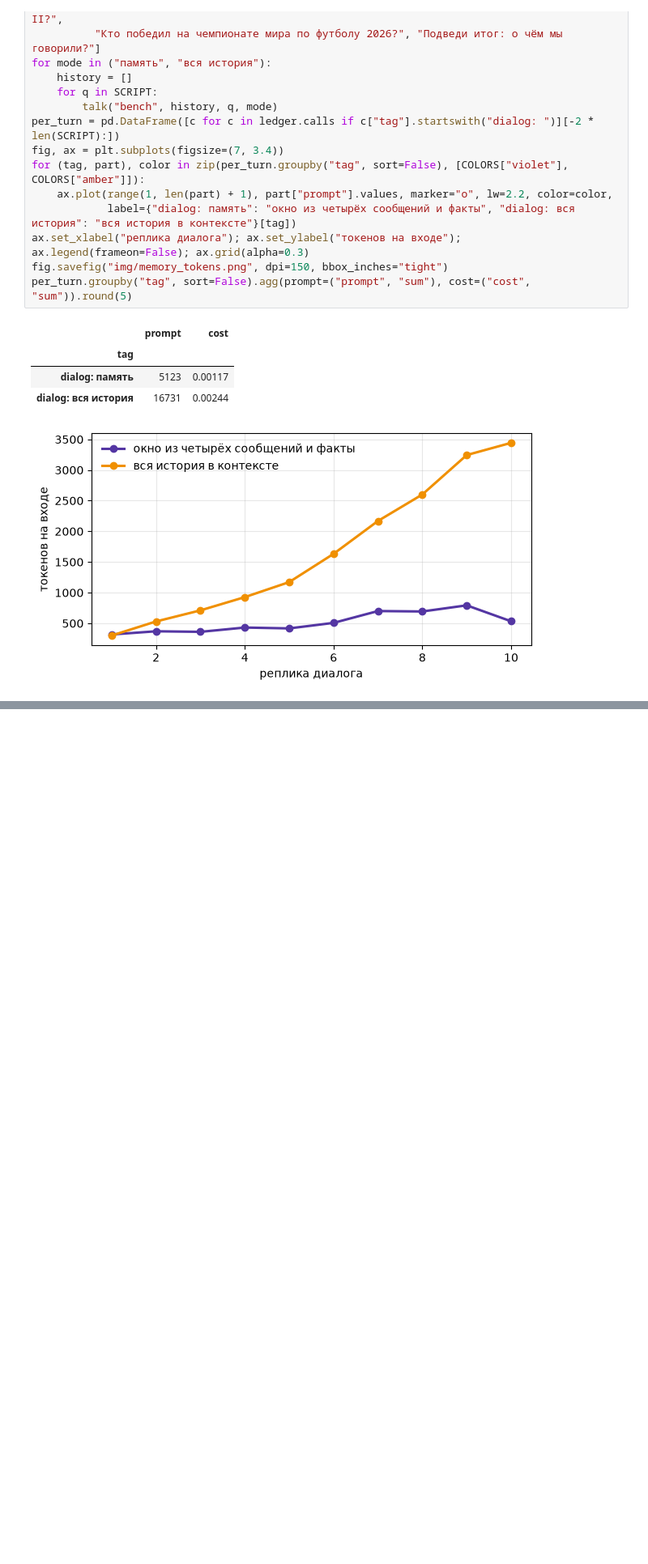
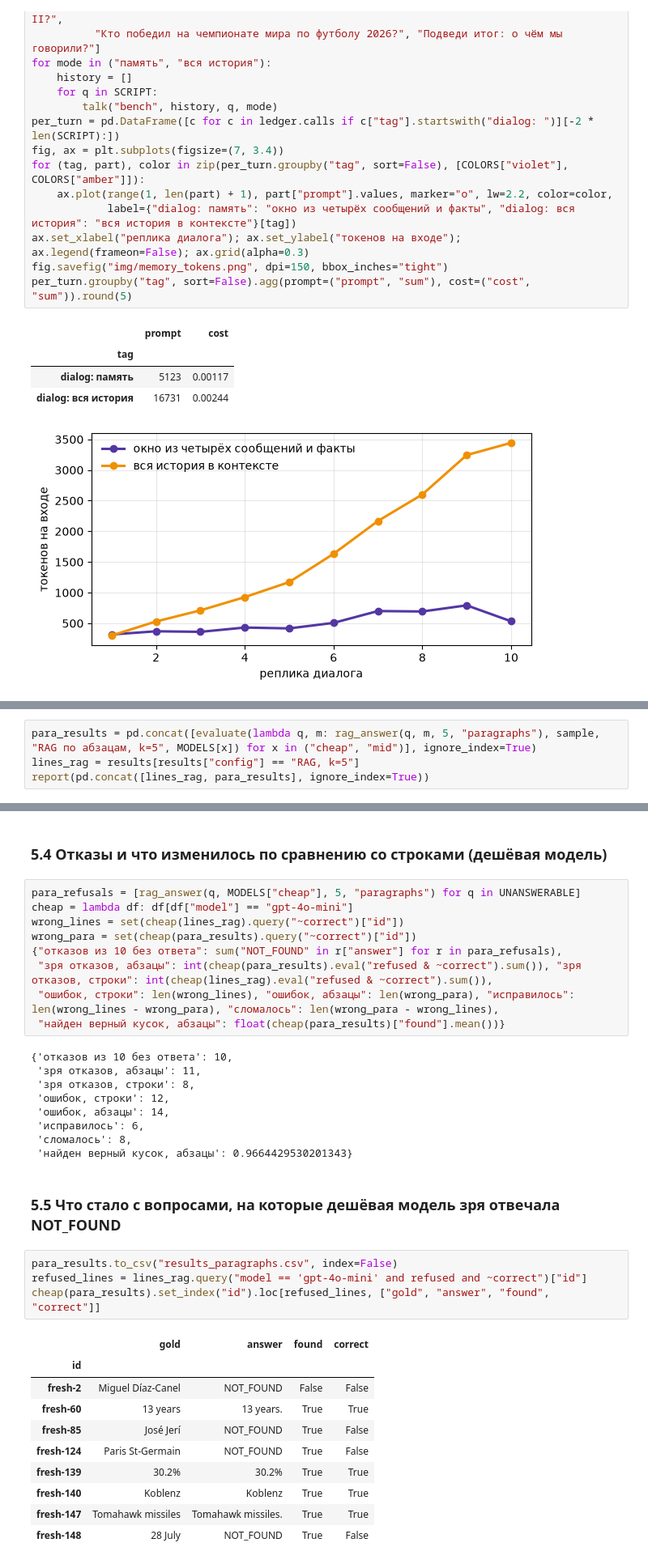
Before and after one commit to OGrabar/ai_agents, a Jupyter notebook: hw2/seminar02_skeleton.ipynb, the cells around one changed output, grey strips where cells are left out. Shown at 81% size. Saved outputs shown, nothing was run; the diff lists cells and outputs as text; blank space fills up the shorter version.

```diff
--- a/hw2/seminar02_skeleton.ipynb
+++ b/hw2/seminar02_skeleton.ipynb
@@ -820,0 +893,4 @@ per_turn.groupby("tag", sort=False).agg(prompt=("prompt", "sum"), cost=("cost",
+# %%
+para_results = pd.concat([evaluate(lambda q, m: rag_answer(q, m, 5, "paragraphs"), sample, "RAG по абзацам, k=5", MODELS[x]) for x in ("cheap", "mid")], ignore_index=True)
+lines_rag = results[results["config"] == "RAG, k=5"]
+report(pd.concat([lines_rag, para_results], ignore_index=True))
@@ -820,0 +903,37 @@ per_turn.groupby("tag", sort=False).agg(prompt=("prompt", "sum"), cost=("cost",
+# %% [markdown]
+### 5.4 Отказы и что изменилось по сравнению со строками (дешёвая модель)
+# %%
+para_refusals = [rag_answer(q, MODELS["cheap"], 5, "paragraphs") for q in UNANSWERABLE]
+cheap = lambda df: df[df["model"] == "gpt-4o-mini"]
+wrong_lines = set(cheap(lines_rag).query("~correct")["id"])
+wrong_para = set(cheap(para_results).query("~correct")["id"])
+{"отказов из 10 без ответа": sum("NOT_FOUND" in r["answer"] for r in para_refusals),
+ "зря отказов, абзацы": int(cheap(para_results).eval("refused & ~correct").sum()), "зря отказов, строки": int(cheap(lines_rag).eval("refused & ~correct").sum()),
+ "ошибок, строки": len(wrong_lines), "ошибок, абзацы": len(wrong_para), "исправилось": len(wrong_lines - wrong_para), "сломалось": len(wrong_para - wrong_lines),
+ "найден верный кусок, абзацы": float(cheap(para_results)["found"].mean())}
+# %% [output]
+{'отказов из 10 без ответа': 10,
+ 'зря отказов, абзацы': 11,
+ 'зря отказов, строки': 8,
+ 'ошибок, строки': 12,
+ 'ошибок, абзацы': 14,
+ 'исправилось': 6,
+ 'сломалось': 8,
+ 'найден верный кусок, абзацы': 0.9664429530201343}
+# %% [markdown]
+### 5.5 Что стало с вопросами, на которые дешёвая модель зря отвечала NOT_FOUND
+# %%
+para_results.to_csv("results_paragraphs.csv", index=False)
+refused_lines = lines_rag.query("model == 'gpt-4o-mini' and refused and ~correct")["id"]
+cheap(para_results).set_index("id").loc[refused_lines, ["gold", "answer", "found", "correct"]]
+# %% [output]
+|  | gold | answer | found | correct |
+| id |  |  |  |  |
+| fresh-2 | Miguel Díaz-Canel | NOT_FOUND | False | False |
+| fresh-60 | 13 years | 13 years. | True | True |
+| fresh-85 | José Jerí | NOT_FOUND | True | False |
+| fresh-124 | Paris St-Germain | NOT_FOUND | True | False |
+| fresh-139 | 30.2% | 30.2% | True | True |
+| fresh-140 | Koblenz | Koblenz | True | True |
+| fresh-147 | Tomahawk missiles | Tomahawk missiles. | True | True |
+| fresh-148 | 28 July | NOT_FOUND | True | False |
```
Also changed, not shown: parts of 7 cells of this notebook, 4 other files.
